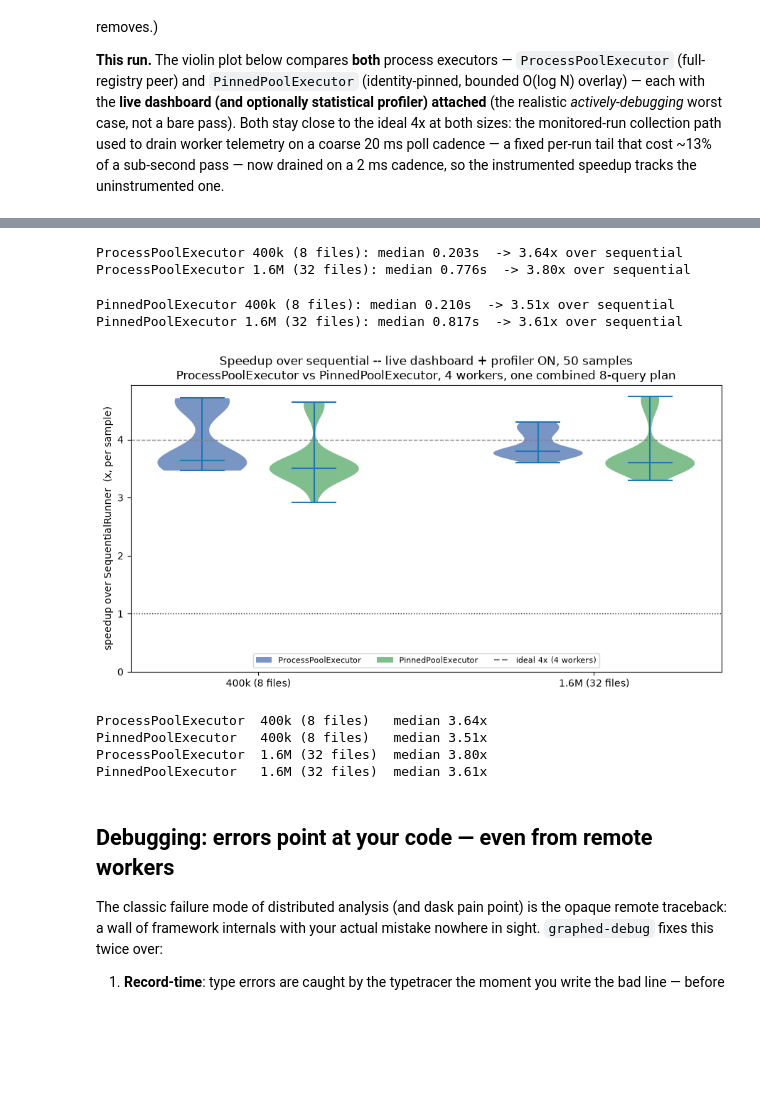
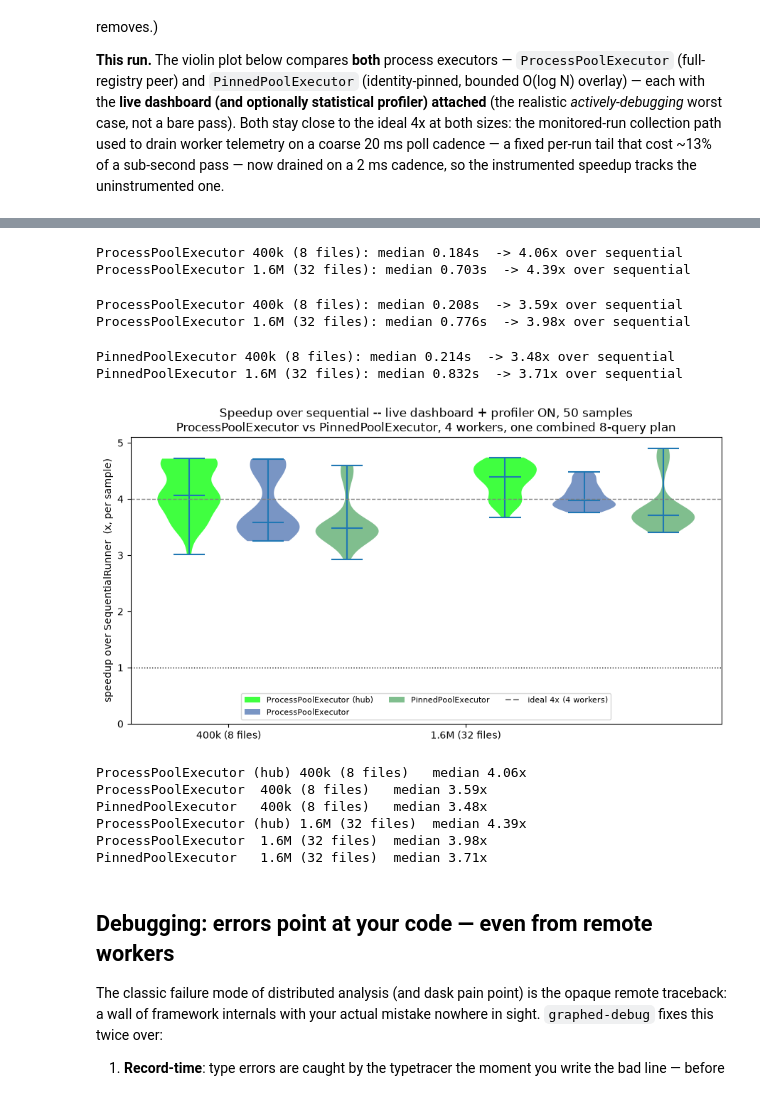
Before and after one commit to graphed-org/coffea-benchmarks-graphed-mvp, a Jupyter notebook: graphed-adl-benchmarks.ipynb, the cells around one changed output, grey strips where cells are left out. Drawn from its saved outputs; the diff is of its cells as text; code cells hidden in the pictures; blank space fills up the shorter version.

Commit message:
update of graphed benchmarks including the old hub and spokes executor model

```diff
--- a/graphed-adl-benchmarks.ipynb
+++ b/graphed-adl-benchmarks.ipynb
@@ -376,5 +376,17 @@ for label, _ in SCALES:
+# %%
+# ProcessPoolExecutor -- old hub-and-spokes model, dashboard (+ optional profiler) attached
+with ProcessPoolExecutor(max_workers=4, persistent=True, comms=None, monitor=dash.monitor) as pool:
+    pool.run(warm_plan)  # pay the worker imports once, untimed, on a separate file
+    for label, _ in SCALES:
+        samples[("ProcessPoolExecutor (hub)", label)] = sample_times(pool.run, plans[label])
+        s = samples[("ProcessPoolExecutor (hub)", label)]
+        print(f"ProcessPoolExecutor {label}: median {np.median(s):.3f}s  "
+              f"-> {np.median(seq_samples[label]) / np.median(s):.2f}x over sequential")
+# %% [output]
+ProcessPoolExecutor 400k (8 files): median 0.184s  -> 4.06x over sequential
+ProcessPoolExecutor 1.6M (32 files): median 0.703s  -> 4.39x over sequential
 # %%
-# ProcessPoolExecutor -- full-registry peer reduction (the default), dashboard + profiler attached
+# ProcessPoolExecutor -- full-registry peer reduction (the default), dashboard (+ optional profiler) attached
 with ProcessPoolExecutor(max_workers=4, persistent=True, monitor=dash.monitor) as pool:
     pool.run(warm_plan)  # pay the worker imports once, untimed, on a separate file
     for label, _ in SCALES:
@@ -383,8 +395,8 @@ with ProcessPoolExecutor(max_workers=4, persistent=True, monitor=dash.monitor) a
         print(f"ProcessPoolExecutor {label}: median {np.median(s):.3f}s  "
               f"-> {np.median(seq_samples[label]) / np.median(s):.2f}x over sequential")
 # %% [output]
-ProcessPoolExecutor 400k (8 files): median 0.203s  -> 3.64x over sequential
-ProcessPoolExecutor 1.6M (32 files): median 0.776s  -> 3.80x over sequential
+ProcessPoolExecutor 400k (8 files): median 0.208s  -> 3.59x over sequential
+ProcessPoolExecutor 1.6M (32 files): median 0.776s  -> 3.98x over sequential
 # %%
 # PinnedPoolExecutor -- identity-pinned, bounded O(log N) overlay (for large many-core machines),
 # same live dashboard (+ optional profiler) attached so it is an apples-to-apples comparison
@@ -398,44 +410,46 @@ with PinnedPoolExecutor(max_workers=4, persistent=True, monitor=dash.monitor) as
 
 dash.stop()
 # %% [output]
-PinnedPoolExecutor 400k (8 files): median 0.210s  -> 3.51x over sequential
-PinnedPoolExecutor 1.6M (32 files): median 0.817s  -> 3.61x over sequential
+PinnedPoolExecutor 400k (8 files): median 0.214s  -> 3.48x over sequential
+PinnedPoolExecutor 1.6M (32 files): median 0.832s  -> 3.71x over sequential
 # %%
 from matplotlib.patches import Patch
 
-executors = ["ProcessPoolExecutor", "PinnedPoolExecutor"]
-colors = {"ProcessPoolExecutor": "#4C72B0", "PinnedPoolExecutor": "#55A868"}
+executors = ["ProcessPoolExecutor (hub)", "ProcessPoolExecutor", "PinnedPoolExecutor"]
+colors = {"ProcessPoolExecutor (hub)": "#00FF00", "ProcessPoolExecutor": "#4C72B0", "PinnedPoolExecutor": "#55A868"}
 order = [(ex, label) for label, _ in SCALES for ex in executors]  # PP/Pin x 400k, then PP/Pin x 1.6M
-positions = [1, 2, 4, 5]
+positions = [1, 2, 3, 5, 6, 7]
 speedups = [np.median(seq_samples[label]) / samples[(ex, label)] for ex, label in order]  # per-sample
 
 fig, ax = plt.subplots(figsize=(9, 5))
 parts = ax.violinplot(speedups, positions=positions, showmedians=True, showextrema=True, widths=0.8)
 for body, (ex, _label) in zip(parts["bodies"], order):
     body.set_facecolor(colors[ex])
     body.set_alpha(0.75)
 ax.axhline(4.0, ls="--", color="gray", lw=1)  # ideal speedup for 4 workers
 ax.axhline(1.0, ls=":", color="black", lw=1)  # sequential baseline
 ax.set_xticks([1.5, 4.5], [label for label, _ in SCALES])
 ax.set_ylabel("speedup over SequentialRunner  (x, per sample)")
 ax.set_ylim(bottom=0)
 handles = [Patch(facecolor=colors[e], alpha=0.75, label=e) for e in executors]
 handles += [plt.Line2D([], [], ls="--", color="gray", label="ideal 4x (4 workers)")]
 ax.legend(handles=handles, loc="lower center", ncol=3, fontsize=8)
 ax.set_title(f"Speedup over sequential -- live dashboard + profiler ON, {N_SAMPLES} samples\n"
-             "ProcessPoolExecutor vs PinnedPoolExecutor, 4 workers, one combined 8-query plan")
+             "ProcessPoolExecutor (hub) vs. ProcessPoolExecutor vs PinnedPoolExecutor, 4 workers, one combined 8-query plan")
 fig.tight_layout()
 plt.show()
 
 for ex, label in order:
     spd = np.median(seq_samples[label]) / np.median(samples[(ex, label)])
     print(f"{ex:<20} {label:<16} median {spd:.2f}x")
 # %% [output]
-[figure, old version]
+[figure, new version]
-ProcessPoolExecutor  400k (8 files)   median 3.64x
-PinnedPoolExecutor   400k (8 files)   median 3.51x
-ProcessPoolExecutor  1.6M (32 files)  median 3.80x
-PinnedPoolExecutor   1.6M (32 files)  median 3.61x
+ProcessPoolExecutor (hub) 400k (8 files)   median 4.06x
+ProcessPoolExecutor  400k (8 files)   median 3.59x
+PinnedPoolExecutor   400k (8 files)   median 3.48x
+ProcessPoolExecutor (hub) 1.6M (32 files)  median 4.39x
+ProcessPoolExecutor  1.6M (32 files)  median 3.98x
+PinnedPoolExecutor   1.6M (32 files)  median 3.71x
 # %% [markdown]
 ## Debugging: errors point at **your** code — even from remote workers
 
```
Also changed, not shown: parts of 4 cells of this notebook.
